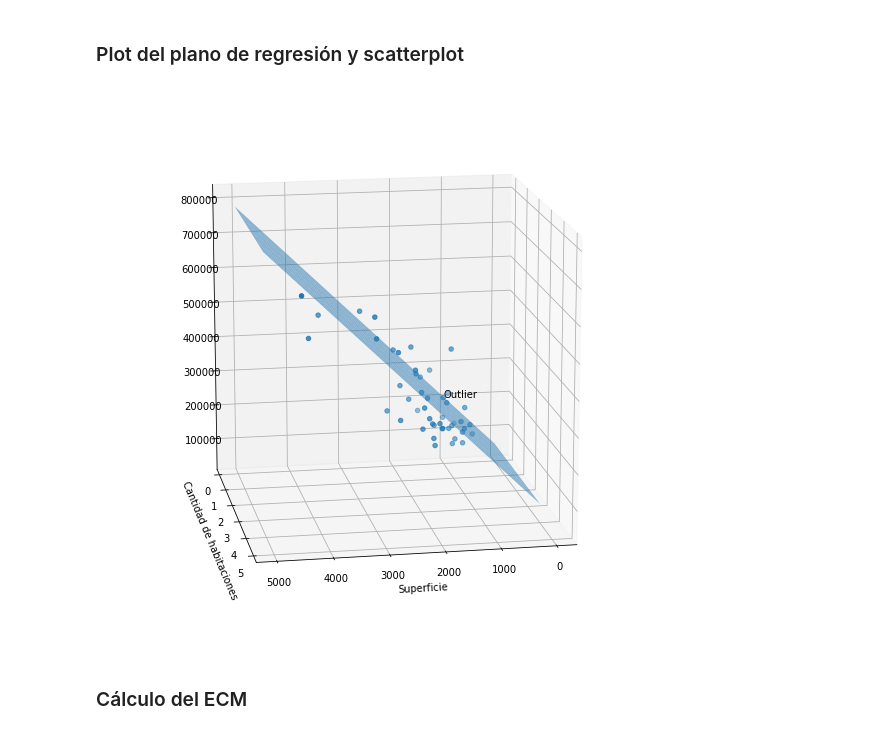
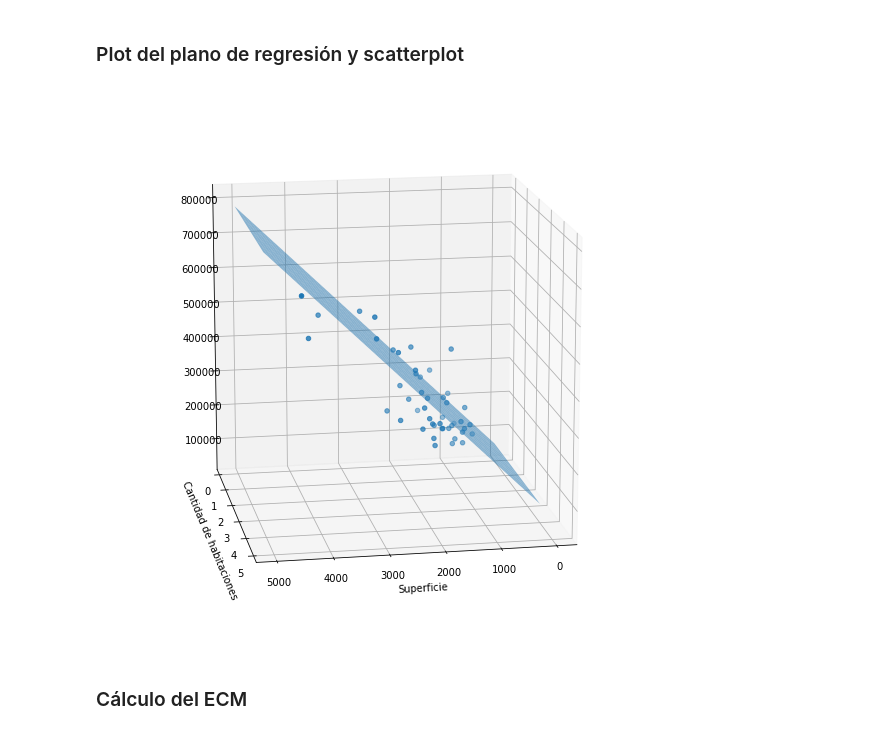
Before and after one commit to Nacho2904/pasantiacsc, a Jupyter notebook: agosto30.ipynb, the cells around one changed output. Cells and saved outputs as stored; diff of their text form; code cells hidden in the pictures.

```diff
--- a/agosto30.ipynb
+++ b/agosto30.ipynb
@@ -348,23 +348,22 @@ optimal_prediction
 # %%
 def f(x, y):
     return b + w_1*normalize(x,mu_s,sigma_s) + w_2*normalize(y,mu_h,sigma_h)
 
 fig = plt.figure()
 ax = fig.add_subplot(projection='3d')
 ax.scatter(datos_superficies, datos_habitaciones, Y)
 fig.set_size_inches(10, 10)
 
 xx, yy = np.meshgrid(range(5000), range(5))
 z = f(xx,yy)
 ax.plot_surface(xx, yy, z, alpha=0.5)
-ax.text(float(datos_superficies[0]), float(datos_habitaciones[0]), float(Y[0]), s="Outlier")
 ax.view_init(15, 80)
 
 ax.set_xlabel('Superficie')
 ax.set_ylabel('Cantidad de habitaciones')
 plt.show()
 # %% [output]
-[figure, old version]
+[figure, new version]
 # %% [markdown]
 ### Cálculo del ECM
 # %%
```
Also changed, not shown: parts of 4 cells of this notebook.
